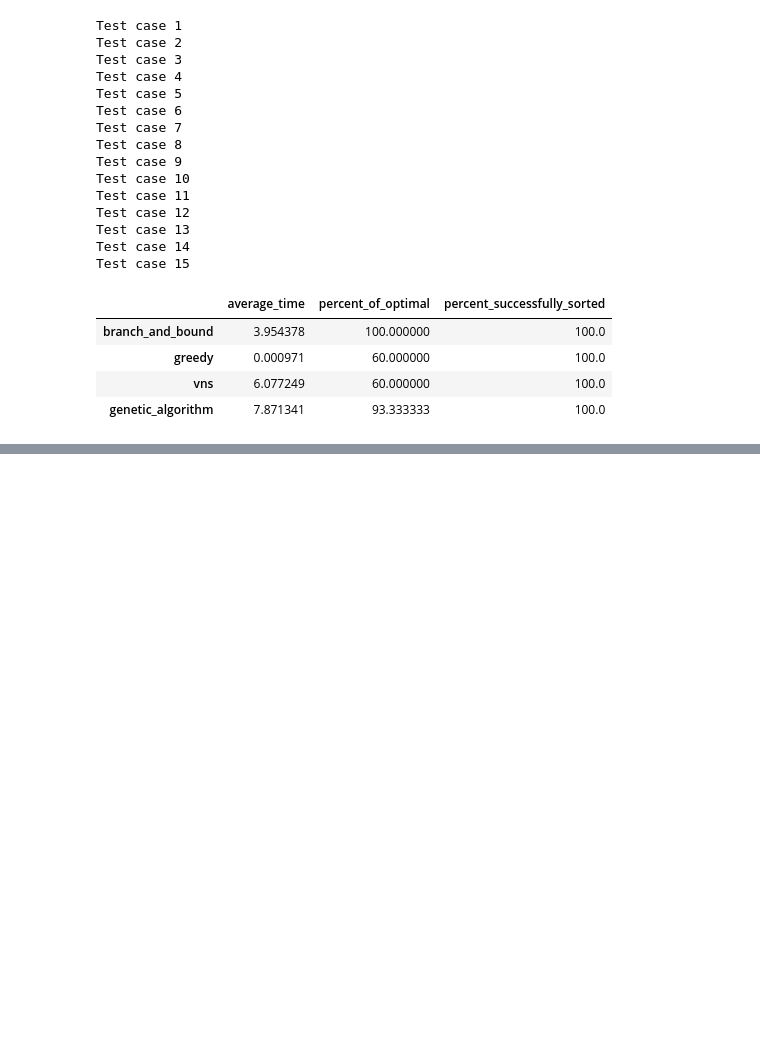
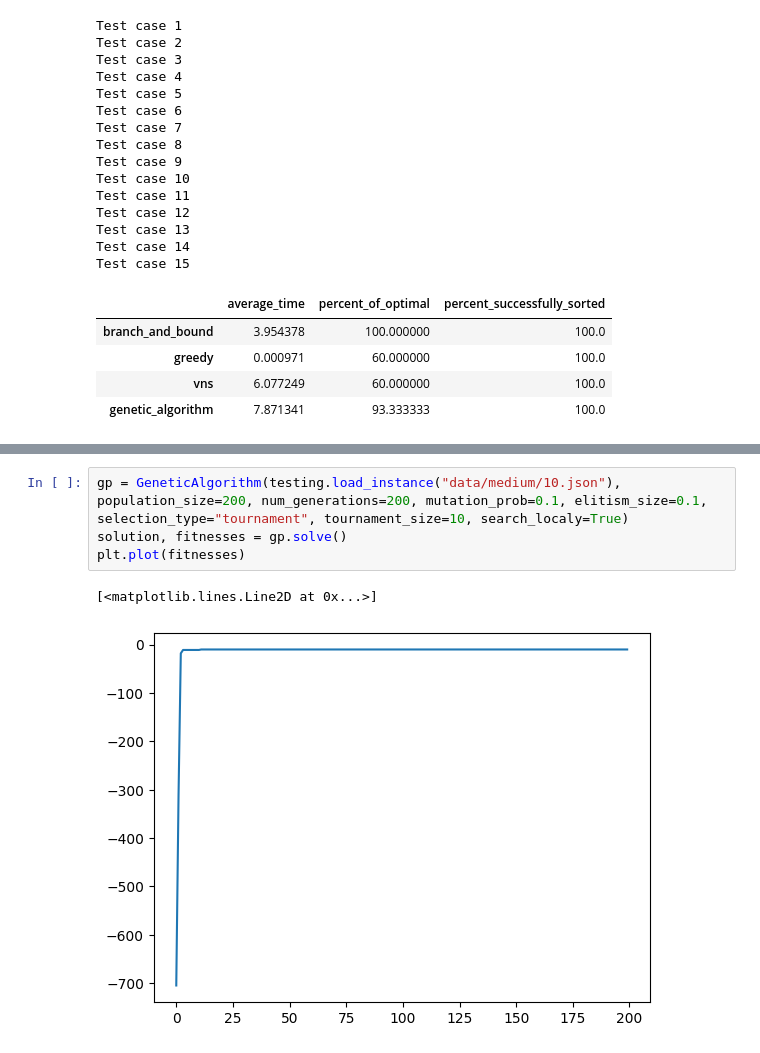
Before and after one commit to FilipNedeljkovic/Minimum-sorting-by-reversals, a Jupyter notebook: main.ipynb, the cells around one changed output, grey strips where cells are left out. Saved outputs shown, nothing was run; the diff lists cells and outputs as text; blank space fills up the shorter version.

```diff
--- a/main.ipynb
+++ b/main.ipynb
@@ -125,0 +130,7 @@ Test case 10
+# %%
+gp = GeneticAlgorithm(testing.load_instance("data/medium/10.json"), population_size=200, num_generations=200, mutation_prob=0.1, elitism_size=0.1, selection_type="tournament", tournament_size=10, search_localy=True)
+solution, fitnesses = gp.solve()
+plt.plot(fitnesses)
+# %% [output]
+[<matplotlib.lines.Line2D at 0x...>]
+[figure, added]
```
Also changed, not shown: parts of 6 cells of this notebook, 2 other files.
